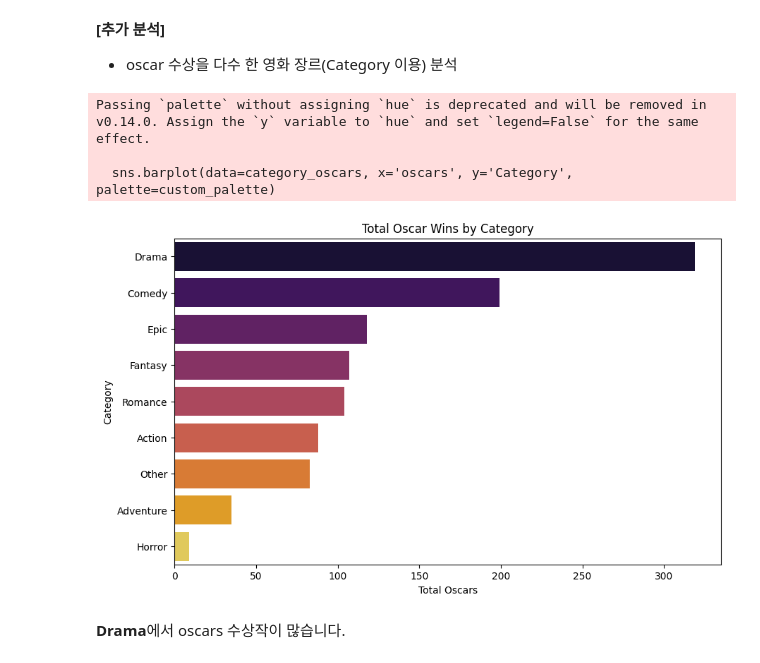
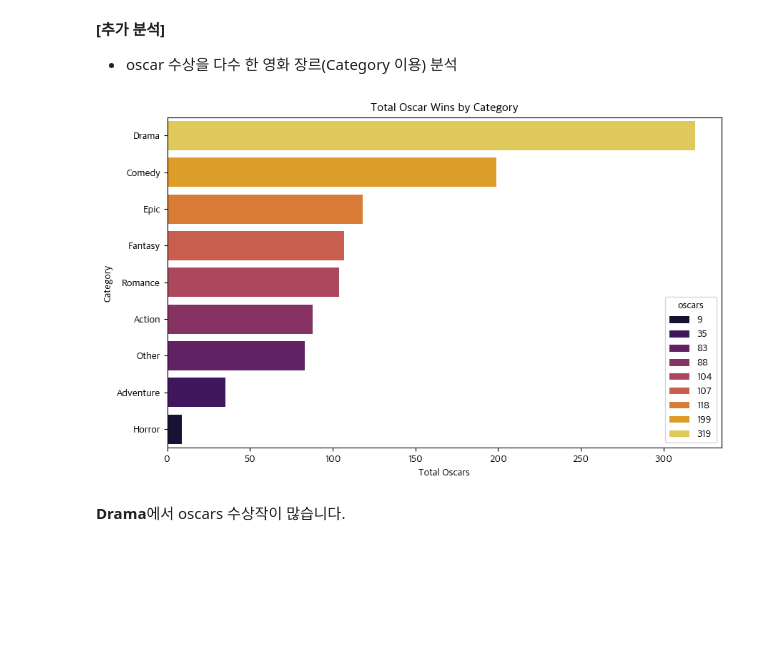
Before and after one commit to Encore-SKN-9/eda_2team, a Jupyter notebook: EDA.ipynb, the cells around one changed output. Cells and saved outputs as stored; diff of their text form; code cells hidden in the pictures; blank space fills up the shorter version.

```diff
--- a/EDA.ipynb
+++ b/EDA.ipynb
@@ -11,6 +11,6 @@ from matplotlib.ticker import FuncFormatter
 df = pd.read_csv('Data/preprocessed_movies_data.csv')
 # %%
 # 폰트 설정
-plt.rc('font', family='Malgun Gothic')
-# plt.rc('font', family='Apple SD Gothic Neo')
+# plt.rc('font', family='Malgun Gothic')
+plt.rc('font', family='Apple SD Gothic Neo')
 # %% [markdown]
@@ -1139,23 +1116,20 @@ plt.show()
 # %%
 # 데이터를 그룹화하여 각 Category별 Oscars 수상의 합 계산
 category_oscars = df.groupby('Category')['oscars'].sum().reset_index()
 
 # Oscars 수상의 내림차순으로 정렬
 category_oscars = category_oscars.sort_values(by='oscars', ascending=False)
 custom_palette = sns.color_palette("inferno", len(category_oscars))
 
 # 시각화
 plt.figure(figsize=(10, 6))
-sns.barplot(data=category_oscars, x='oscars', y='Category', palette=custom_palette)
+sns.barplot(data=category_oscars, x='oscars', y='Category', palette=custom_palette, hue='oscars')
 plt.title('Total Oscar Wins by Category')
 plt.xlabel('Total Oscars')
 plt.ylabel('Category')
 plt.show()
 # %% [output]
-Passing `palette` without assigning `hue` is deprecated and will be removed in v0.14.0. Assign the `y` variable to `hue` and set `legend=False` for the same effect.
-
-  sns.barplot(data=category_oscars, x='oscars', y='Category', palette=custom_palette)
-[figure, old version]
+[figure, new version]
 # %% [markdown]
 **Drama**에서 oscars 수상작이 많습니다.
 # %% [markdown]
```
Also changed, not shown: parts of 28 cells of this notebook.
